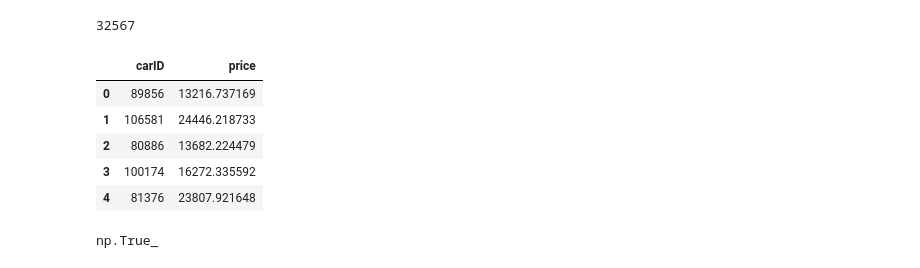
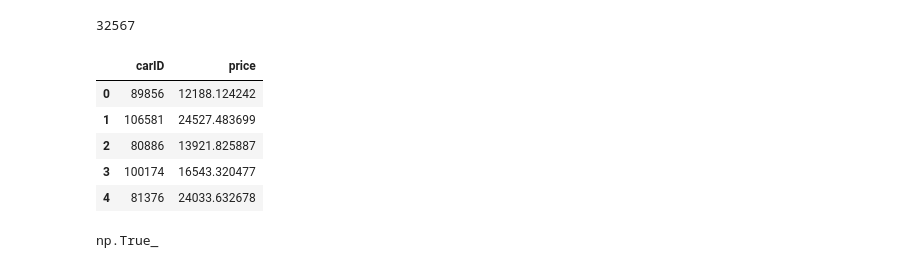
Before and after one commit to rmmandrade/ml2526, a Jupyter notebook: francisco.ipynb, the cells around one changed output. Drawn from its saved outputs; the diff is of its cells as text; code cells hidden in the pictures.

```diff
--- a/francisco.ipynb
+++ b/francisco.ipynb
@@ -1383,7 +1383,7 @@ def clean_df(df, valid_models):
     df=fuzzy_fuel(df)
     df=impossible_to_nan(df, "tax")
     df=impossible_to_nan(df, "mpg")
-    df=impossible_to_nan(df, "engineSize", 0.6)
+    df=impossible_to_nan(df, "engineSize", 0.49)
     df=impossible_to_nan(df,"paintQuality%", 100, "upper")
     df=impossible_to_nan(df,"previousOwners")
     df=round_owners_int(df)
@@ -2863,15 +2872,5 @@ Best CV RMSE: 2527.38 (+/- 127.95)
 # %%
-rf_model = RandomForestRegressor(
-    n_estimators=500,
-    max_depth=30,
-    min_samples_split=2,
-    n_jobs=-1,
-    min_samples_leaf=1,
-    max_samples=0.8,
-    max_features=0.8,
-    bootstrap=True,
-    random_state=RANDOM_SEED
-)
+rf_model = RandomForestRegressor(random_state=RANDOM_SEED, n_jobs=-1, **best_params)
 kf=KFold(n_splits=7, shuffle=True, random_state=RANDOM_SEED)
 # %%
 results = avg_score(kf, X_encoded, y, int_cols, float_cols, rf_model, scaler=None)
@@ -3171,15 +3180,5 @@ Best CV RMSE: 2694.68 (+/- 116.57)"""
 # %%
-rf_model = RandomForestRegressor(
-    n_estimators=600,
-    max_depth=20,
-    min_samples_split=10,
-    n_jobs=-1,
-    min_samples_leaf=1,
-    max_samples=0.8,
-    max_features=0.5,
-    bootstrap=True,
-    random_state=RANDOM_SEED
-)
+rf_model = RandomForestRegressor(random_state=RANDOM_SEED, n_jobs=-1, **best_params)
 kf=KFold(n_splits=7, shuffle=True, random_state=RANDOM_SEED)
 # %%
 results = avg_score(kf, X_encoded, y, int_cols, float_cols, rf_model, scaler=None)
@@ -3447,15 +3454,5 @@ Best CV RMSE: 2673.26 (+/- 123.92)"""
 # %%
-rf_model = RandomForestRegressor(
-    n_estimators=100,
-    max_depth=25,
-    min_samples_split=10,
-    n_jobs=-1,
-    min_samples_leaf=1,
-    max_samples=0.9,
-    max_features=0.8,
-    bootstrap=True,
-    random_state=RANDOM_SEED
-)
+rf_model = RandomForestRegressor(random_state=RANDOM_SEED, n_jobs=-1, **best_params)
 kf=KFold(n_splits=7, shuffle=True, random_state=RANDOM_SEED)
 # %%
 results = avg_score(kf, X_encoded, y, int_cols, float_cols, rf_model, scaler=None)
@@ -3518,21 +3515,21 @@ len(test_df.index)
 # %%
 submission = pd.DataFrame({
     "carID": XcarID.index,
     "price": y_pred
 })
 
 # Check structure
 display(submission.head())
 
 # --- Save to CSV (with header, no index) ---
-submission.to_csv("kaggle/model6.csv", index=False)
+submission.to_csv("kaggle/model9.csv", index=False)
 # %% [output]
 |  | carID | price |
-| 0 | 89856 | 13216.737169 |
-| 1 | 106581 | 24446.218733 |
-| 2 | 80886 | 13682.224479 |
-| 3 | 100174 | 16272.335592 |
-| 4 | 81376 | 23807.921648 |
+| 0 | 89856 | 12188.124242 |
+| 1 | 106581 | 24527.483699 |
+| 2 | 80886 | 13921.825887 |
+| 3 | 100174 | 16543.320477 |
+| 4 | 81376 | 24033.632678 |
 # %%
 aligned = (submission["carID"].values == XcarID.index.values)
 aligned.all()
```
Also changed, not shown: parts of 23 cells of this notebook, 3 other files.
